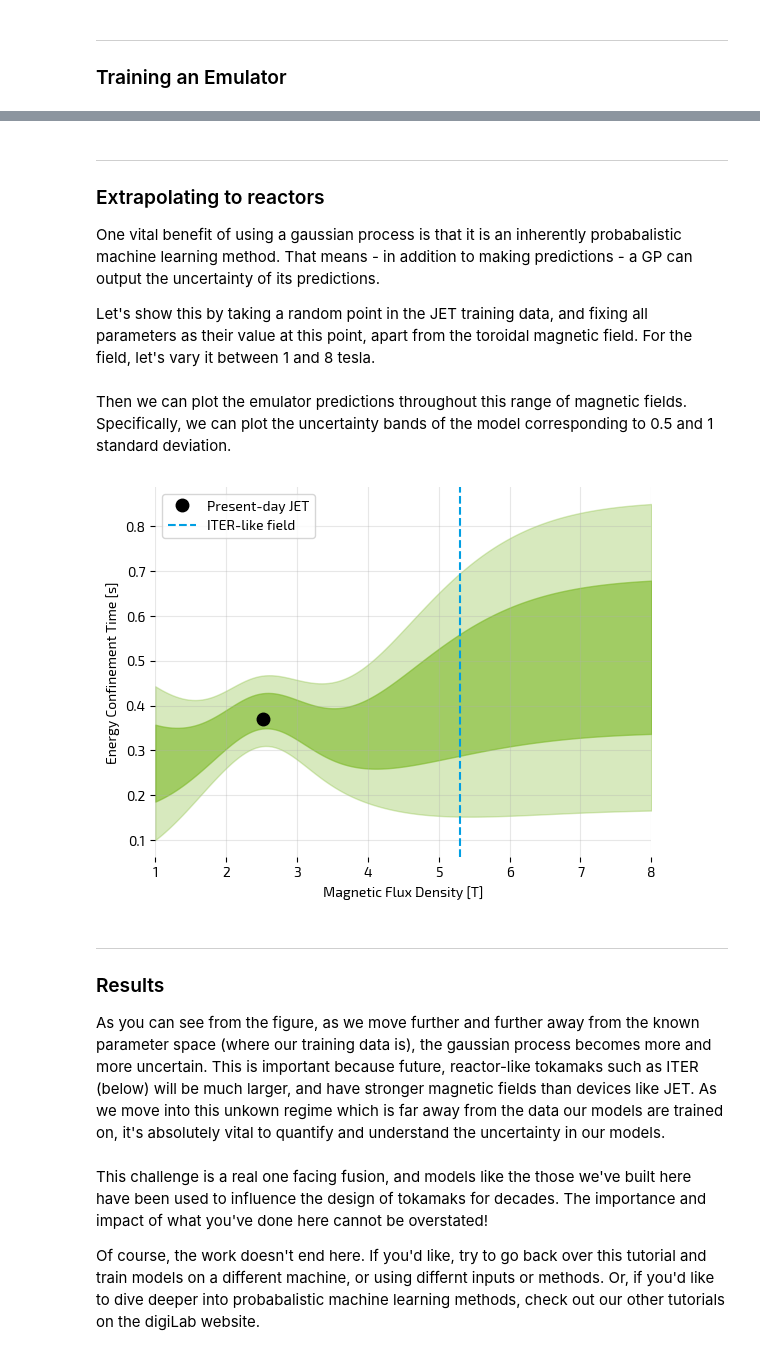
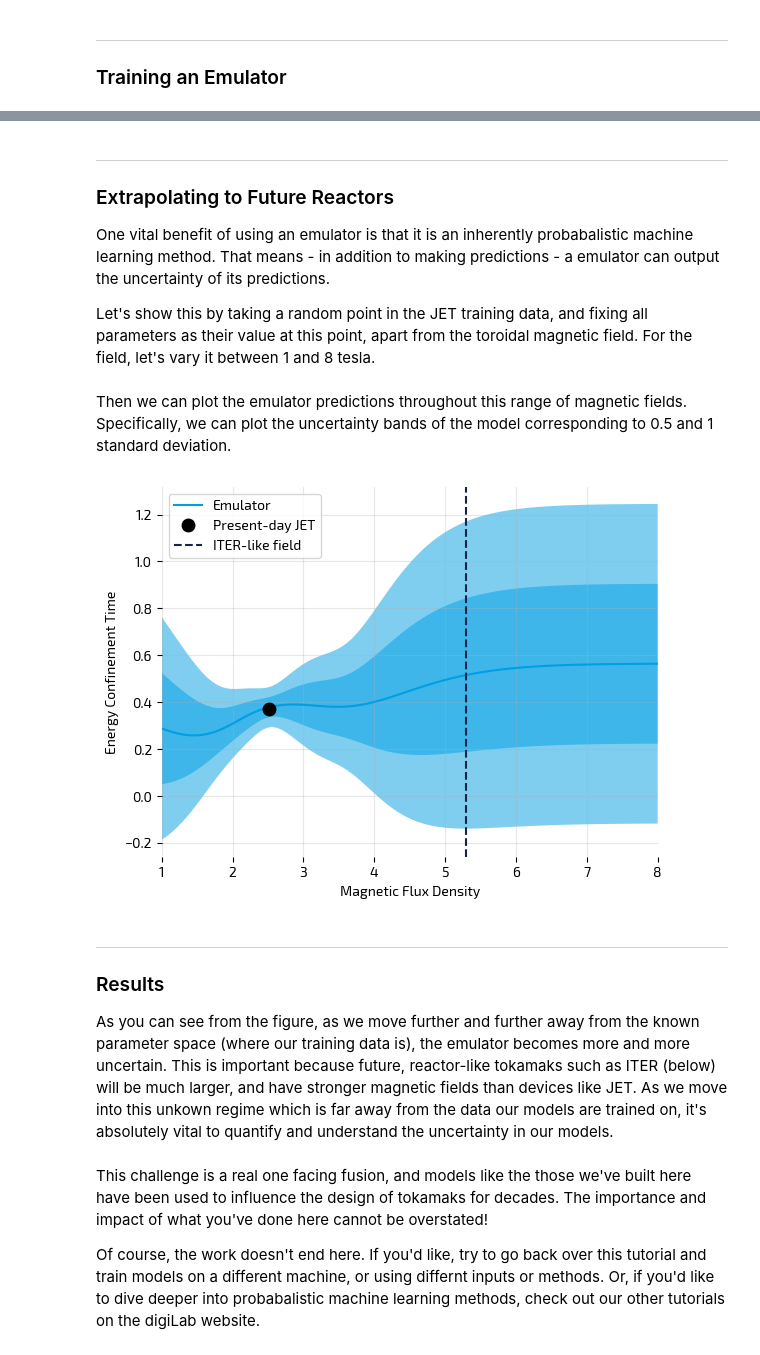
Before and after one commit to digiLab-ai/Magnetic-Fusion-Performance, a Jupyter notebook: demo.ipynb, the cells around one changed output, grey strips where cells are left out. Cells and saved outputs as stored; diff of their text form; code cells hidden in the pictures.

```diff
--- a/demo.ipynb
+++ b/demo.ipynb
@@ -151,8 +148,8 @@ plt.show()
 # %% [markdown]
 ---
 
-### Extrapolating to reactors
+### Extrapolating to Future Reactors
 
-One vital benefit of using a gaussian process is that it is an inherently probabalistic machine learning method. That means - in addition to making predictions - a GP can output the uncertainty of its predictions.
+One vital benefit of using an emulator is that it is an inherently probabalistic machine learning method. That means - in addition to making predictions - a emulator can output the uncertainty of its predictions.
 
 Let's show this by taking a random point in the JET training data, and fixing all parameters as their value at this point, apart from the toroidal magnetic field. For the field, let's vary it between 1 and 8 tesla.
@@ -175,41 +158,33 @@ mean_prediciton =  mean_prediciton["Energy Confinement Time"]
-# %%
-style_axes(plt.gca())
-
-#plot the JET training data in this parameter space
-plt.plot( train_data["Magnetic Flux Density"][0],  train_data["Energy Confinement Time"][0],".",color="black",markersize=18,label="Present-day JET")
-
-#plot the gaussian process model prediction and uncertainties
-plt.fill_between(
-    extrapolation_flux,
-    mean_prediciton + sig_prediction,
-    mean_prediciton - sig_prediction,
-    alpha = 0.3,
-    color="C1"
-    )
-
-plt.fill_between(
-    extrapolation_flux,
-    mean_prediciton + sig_prediction / 2,
-    mean_prediciton - sig_prediction / 2,
-    alpha=0.6,
-    color="C1"
-    )
-
-#show the magnetic field of ITER, a reactor-like device under construction in France
-plt.axvline(x=5.3,linestyle="--",label="ITER-like field", color="C0")
-plt.xlabel("Magnetic Flux Density [T]")
-plt.ylabel("Energy Confinement Time [s]")
-plt.xlim(1,8)
-plt.legend()
-plt.show()
-# %% [output]
-[figure, removed]
+# %%
+emulator.plot(
+    "Magnetic Flux Density",
+    "Energy Confinement Time",
+    train_data[train_data.columns[1:-1]].iloc[0].to_dict(),
+    x_lim=(1,8)
+    )
+
+plt.plot(
+    train_data["Magnetic Flux Density"][0],
+    train_data["Energy Confinement Time"][0],
+    ".",
+    color="black",
+    markersize=18,
+    label="Present-day JET"
+    )
+
+
+style_axes(plt.gca())
+plt.axvline(x=5.3,linestyle="--",label="ITER-like field", color="C2")
+plt.legend()
+plt.show()
+# %% [output]
+[figure, added]
 # %% [markdown]
 ---
 
 ### Results
 
-As you can see from the figure, as we move further and further away from the known parameter space (where our training data is), the gaussian process becomes more and more uncertain. This is important because future, reactor-like tokamaks such as ITER (below) will be much larger, and have stronger magnetic fields than devices like JET. As we move into this unkown regime which is far away from the data our models are trained on, it's absolutely vital to quantify and understand the uncertainty in our models.
+As you can see from the figure, as we move further and further away from the known parameter space (where our training data is), the emulator becomes more and more uncertain. This is important because future, reactor-like tokamaks such as ITER (below) will be much larger, and have stronger magnetic fields than devices like JET. As we move into this unkown regime which is far away from the data our models are trained on, it's absolutely vital to quantify and understand the uncertainty in our models.
 # %% [markdown]
 This challenge is a real one facing fusion, and models like the those we've built here have been used to influence the design of tokamaks for decades. The importance and impact of what you've done here cannot be overstated!
 
```
Also changed, not shown: parts of 8 cells of this notebook.
